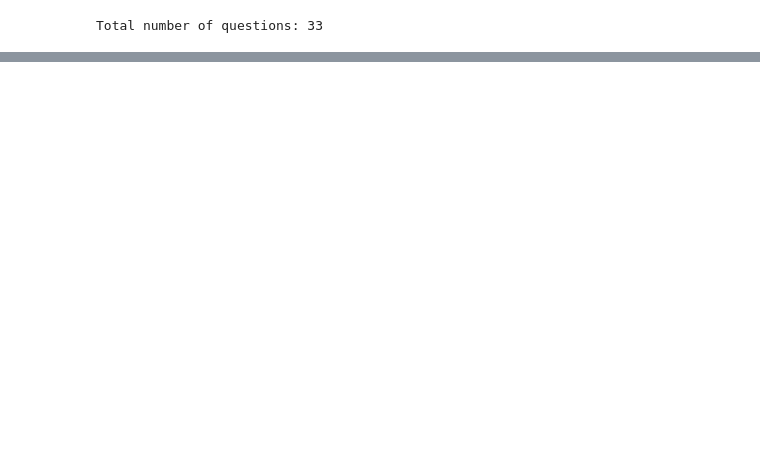
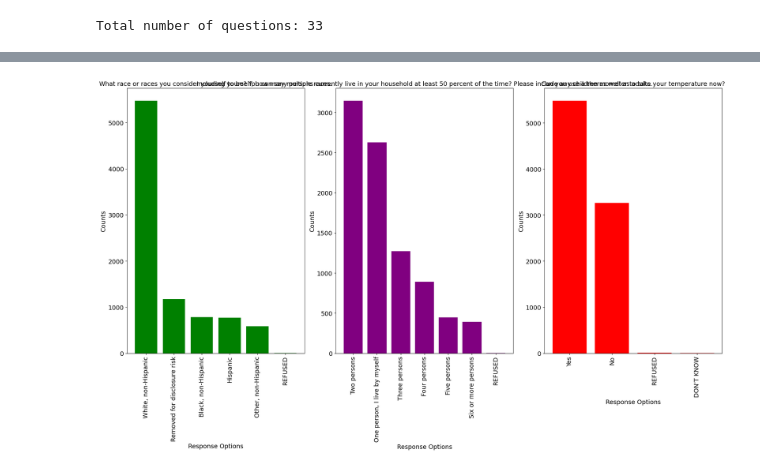
Before and after one commit to Kurmich/ai-agent-based-survey, a Jupyter notebook: generate_scripts.ipynb, the cells around one changed output, grey strips where cells are left out. Saved outputs shown, nothing was run; the diff lists cells and outputs as text; code cells hidden in the pictures; blank space fills up the shorter version.

```diff
--- a/generate_scripts.ipynb
+++ b/generate_scripts.ipynb
@@ -53,0 +329,4 @@ numeric_survey_df          = pd.read_csv(numeric_survey_file)
+# %%
+plot_demographic_data(text_survey_df, codebook, [ 'RACETH', 'HHSIZE1', 'PHYS11'], colors = ['green', 'purple', 'red', 'darkorange'])
+# %% [output]
+[figure, added]
```
Also changed, not shown: parts of 21 cells of this notebook.
